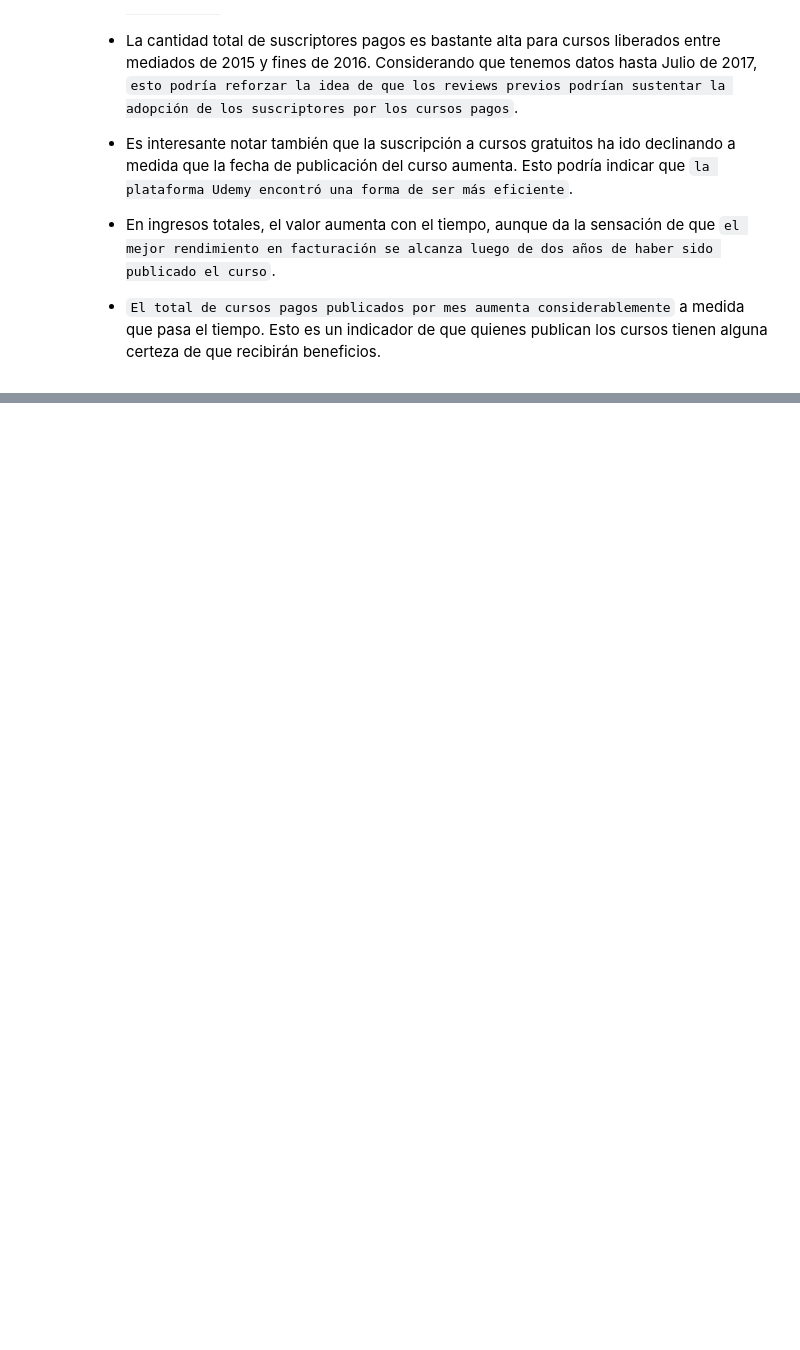
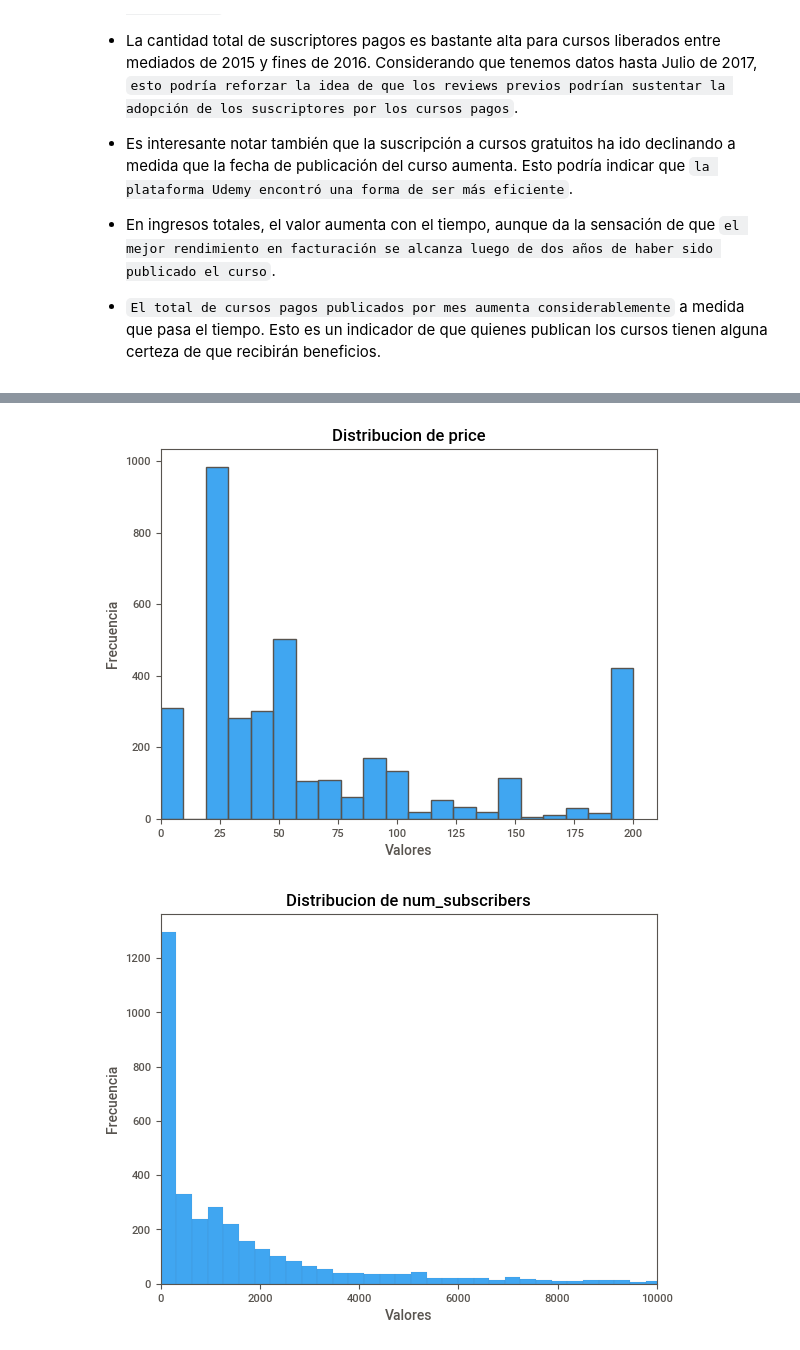
Before and after one commit to fembrioni/henry-pi02-moocs, a Jupyter notebook: code/EDA.ipynb, the cells around one changed output, grey strips where cells are left out. Saved outputs shown, nothing was run; the diff lists cells and outputs as text; code cells hidden in the pictures; blank space fills up the shorter version.

```diff
--- a/code/EDA.ipynb
+++ b/code/EDA.ipynb
@@ -487,0 +491,3 @@ plt.show()
+# %%
+# Me quedo con los datos numéricos que me interesan
+udemy_numeric_df = udemy_df[['price', 'num_subscribers', 'num_reviews', 'num_lectures', 'content_duration']]
@@ -487,0 +503,16 @@ plt.show()
+# %%
+def plotear_histograma(data: pd.DataFrame, columna: str):
+    sns.histplot(data=data, x=columna)
+    plt.xlabel('Valores')
+    plt.ylabel('Frecuencia')
+    plt.title('Distribucion de {}'.format(columna))
+# %%
+# Ploteo los histogramas
+lista_col_y_val_max = [('price', 210), ('num_subscribers', 10000), ('num_reviews', 500), ('num_lectures', 200), ('content_duration', 25)]
+for col_name, max_valor in lista_col_y_val_max:
+    plotear_histograma(data=udemy_numeric_df, columna=col_name)
+    plt.xlim(0, max_valor)
+    plt.show()
+# %% [output]
+[figure, added]
+[figure, added]
```
Also changed, not shown: parts of 16 cells of this notebook, 1 other file.
